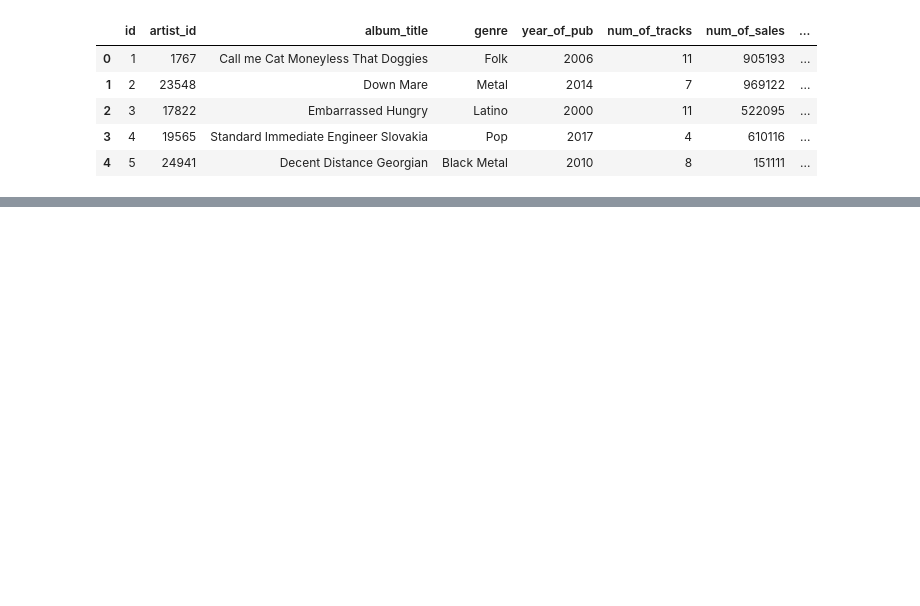
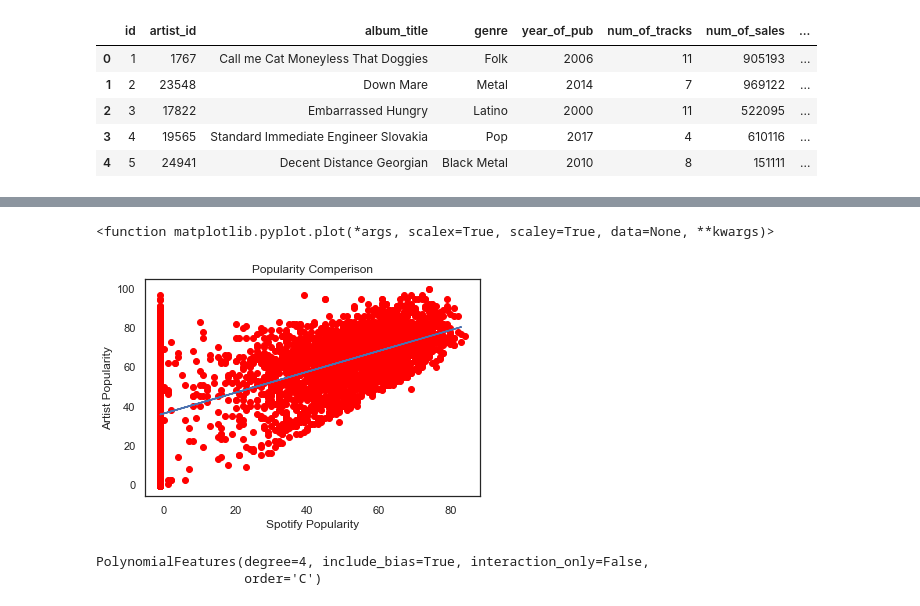
Before and after one commit to jamesbond007dj/data_analysis, a Jupyter notebook: data-viz.ipynb, the cells around one changed output, grey strips where cells are left out. Cells and saved outputs as stored; diff of their text form; code cells hidden in the pictures; blank space fills up the shorter version.

```diff
--- a/data-viz.ipynb
+++ b/data-viz.ipynb
@@ -130,0 +156,17 @@ NameError: name 'num_of_sales' is not defined
+# %%
+plt.scatter(x_train,y_train,color='red')
+plt.plot(x_test,y_predict)
+plt.xlabel("Spotify Popularity")
+plt.ylabel("Artist Popularity")
+plt.title("Popularity Comperison")
+plt.plot
+# %% [output]
+<function matplotlib.pyplot.plot(*args, scalex=True, scaley=True, data=None, **kwargs)>
+[figure, added]
+# %%
+poly = PolynomialFeatures(degree = 4)
+X_poly = poly.fit_transform(x_train)
+poly.fit(X_poly,y_train)
+# %% [output]
+PolynomialFeatures(degree=4, include_bias=True, interaction_only=False,
+                   order='C')
```
Also changed, not shown: parts of 25 cells of this notebook, 5 other files.
